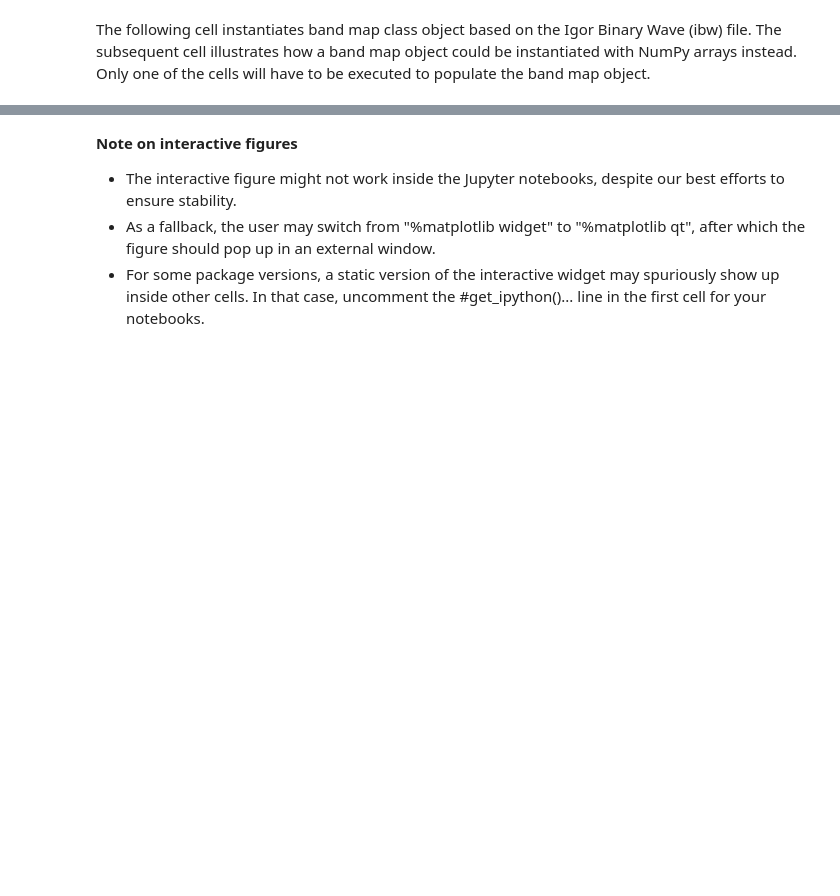
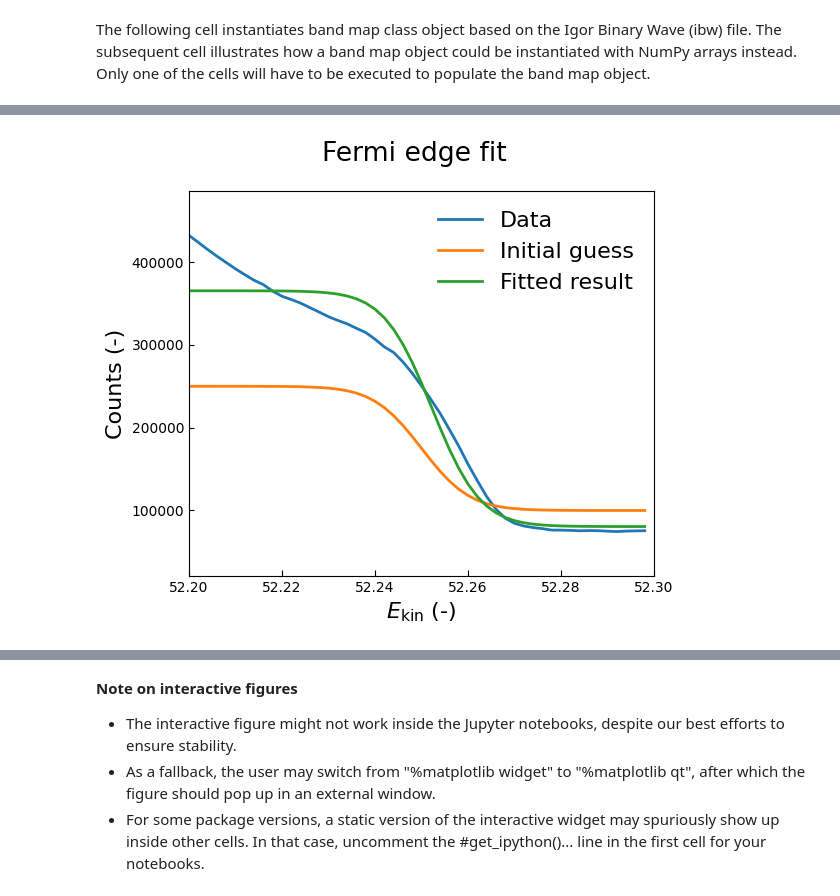
Before and after one commit to masaharutennis/xARPES, a Jupyter notebook: doc/notebooks/csro.ipynb, the cells around one changed output, grey strips where cells are left out. Cells and saved outputs as stored; diff of their text form; code cells hidden in the pictures; blank space fills up the shorter version.

```diff
--- a/doc/notebooks/csro.ipynb
+++ b/doc/notebooks/csro.ipynb
@@ -81,16 +85,18 @@ print('The optimised hnu - Phi=' + f'{bmap.hnuminPhi:.4f}' + ' +/- '
 # %%
 %matplotlib inline
 
 fig = plt.figure(figsize=(6, 5))
 ax = fig.gca()
 
-fig = bmap.fit_fermi_edge(hnuminPhi_guess=32, background_guess=1e5,
-                          integrated_weight_guess=1.5e6, angle_min=-10,
-                          angle_max=10, ekin_min=31.96, ekin_max=32.1,
+fig = bmap.fit_fermi_edge(hnuminPhi_guess=52.25, background_guess=1e5,
+                          integrated_weight_guess=1.5e5, angle_min=-20,
+                          angle_max=20, ekin_min=52.20, ekin_max=52.3,
                           ax=ax, show=True, fig_close=True, title='Fermi edge fit')
 
 print('The optimised hnu - Phi=' + f'{bmap.hnuminPhi:.4f}' + ' +/- '
       + f'{1.96 * bmap.hnuminPhi_std:.5f}' + ' eV.')
+# %% [output]
+[figure, added]
 # %%
 %matplotlib inline
 
```
Also changed, not shown: parts of 13 cells of this notebook, 9 other files.
